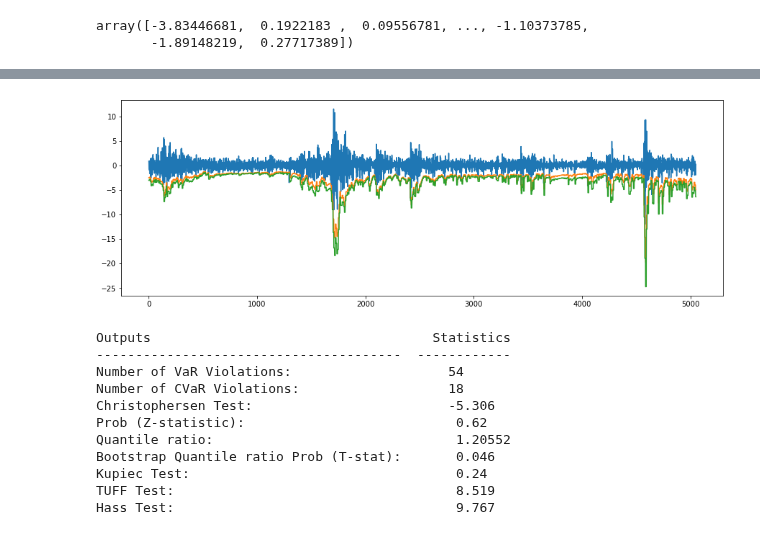
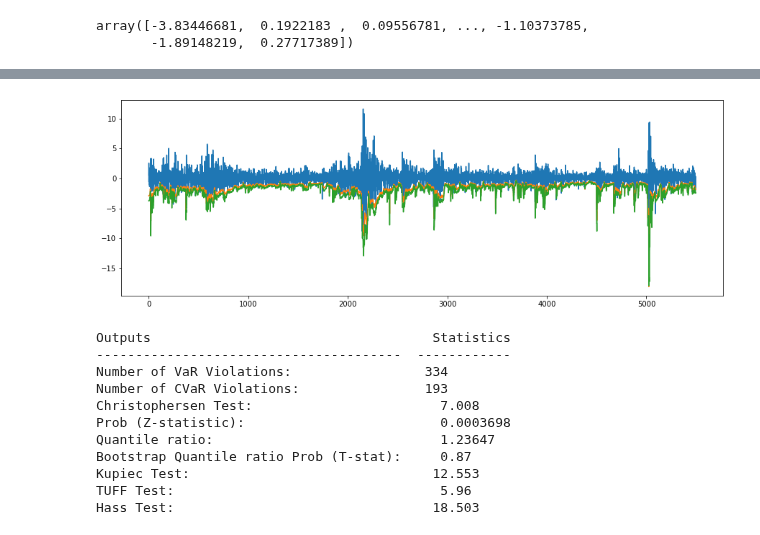
Before and after one commit to EM51641/VaRpy, a Jupyter notebook: exemple.ipynb, the cells around one changed output, grey strips where cells are left out. Cells and saved outputs as stored; diff of their text form; code cells hidden in the pictures.

```diff
--- a/exemple.ipynb
+++ b/exemple.ipynb
@@ -23,25 +23,25 @@ print(VaR,CVaR)
 # %%
-VaR , CVaR = Backtest(data,500,7,0.01,model = 'EVT')
+VaR , CVaR = Backtest(data,52,2,0.05,model = 'Gaussian')
 # %%
 fig = plt.figure(figsize=(15,5))
-plt.plot(data[500:])
+plt.plot(data[52:])
 plt.plot(VaR)
 plt.plot(CVaR)
 plt.show()
 # %% [output]
-[figure, old version]
+[figure, new version]
 # %%
-ts = Testing(data,VaR,CVaR,500,0.01)
+ts = Testing(data,VaR,CVaR,52,0.05)
 print(ts.summary)
 # %% [output]
 Outputs                                    Statistics
 ---------------------------------------  ------------
-Number of VaR Violations:                    54
-Number of CVaR Violations:                   18
-Christophersen Test:                         -5.306
-Prob (Z-statistic):                           0.62
-Quantile ratio:                               1.20552
-Bootstrap Quantile ratio Prob (T-stat):       0.046
-Kupiec Test:                                  0.24
-TUFF Test:                                    8.519
-Hass Test:                                    9.767
+Number of VaR Violations:                 334
+Number of CVaR Violations:                193
+Christophersen Test:                        7.008
+Prob (Z-statistic):                         0.0003698
+Quantile ratio:                             1.23647
+Bootstrap Quantile ratio Prob (T-stat):     0.87
+Kupiec Test:                               12.553
+TUFF Test:                                  5.96
+Hass Test:                                 18.503
```
Also changed, not shown: parts of 1 cell of this notebook, 3 other files.
